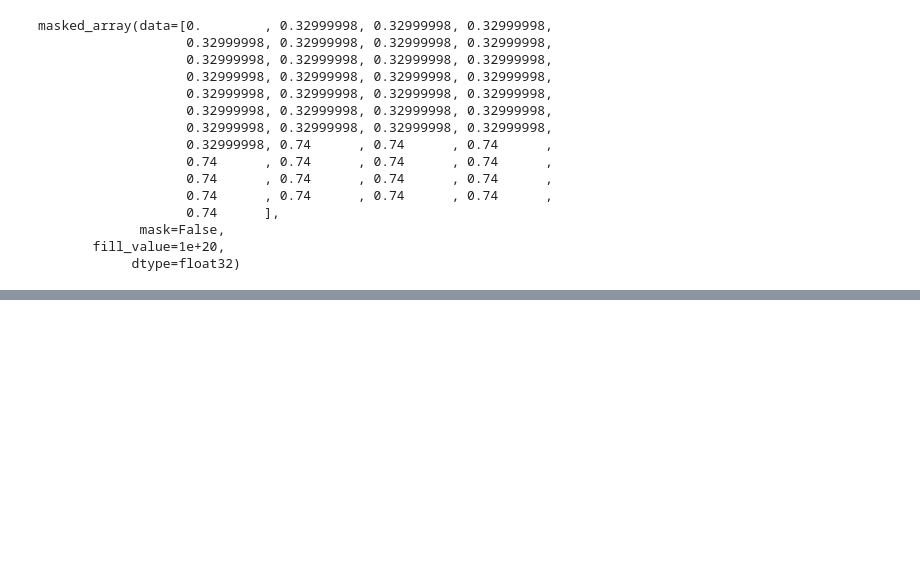
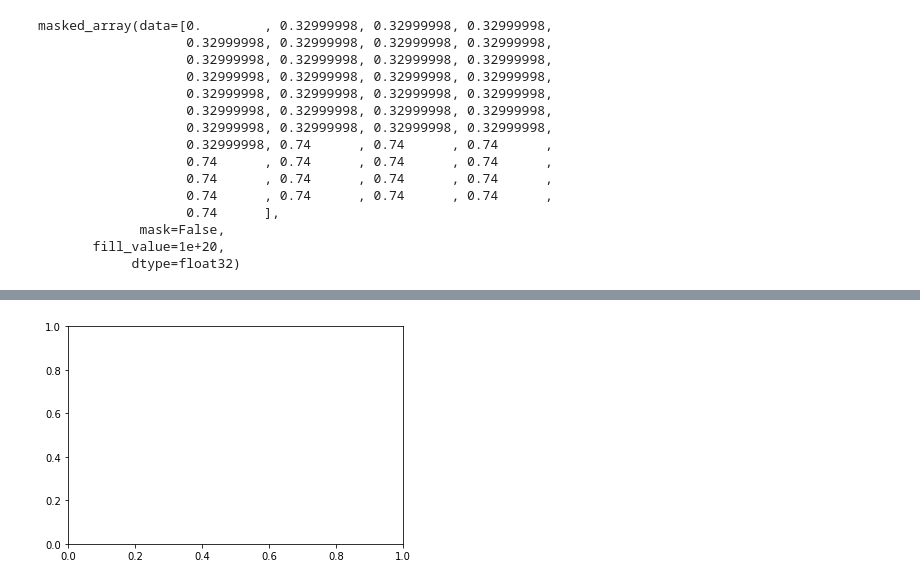
Before and after one commit to kevinboyle7717/netCDFShare, a Jupyter notebook: netCDF.ipynb, the cells around one changed output, grey strips where cells are left out. Cells and saved outputs as stored; diff of their text form; code cells hidden in the pictures; blank space fills up the shorter version.

```diff
--- a/netCDF.ipynb
+++ b/netCDF.ipynb
@@ -174,0 +221,4 @@ masked_array(data=[0.        , 0.32999998, 0.32999998, 0.32999998,
+# %%
+fig, ax = plt.subplots(1,1)
+# %% [output]
+[figure, added]
```
Also changed, not shown: parts of 18 cells of this notebook.
